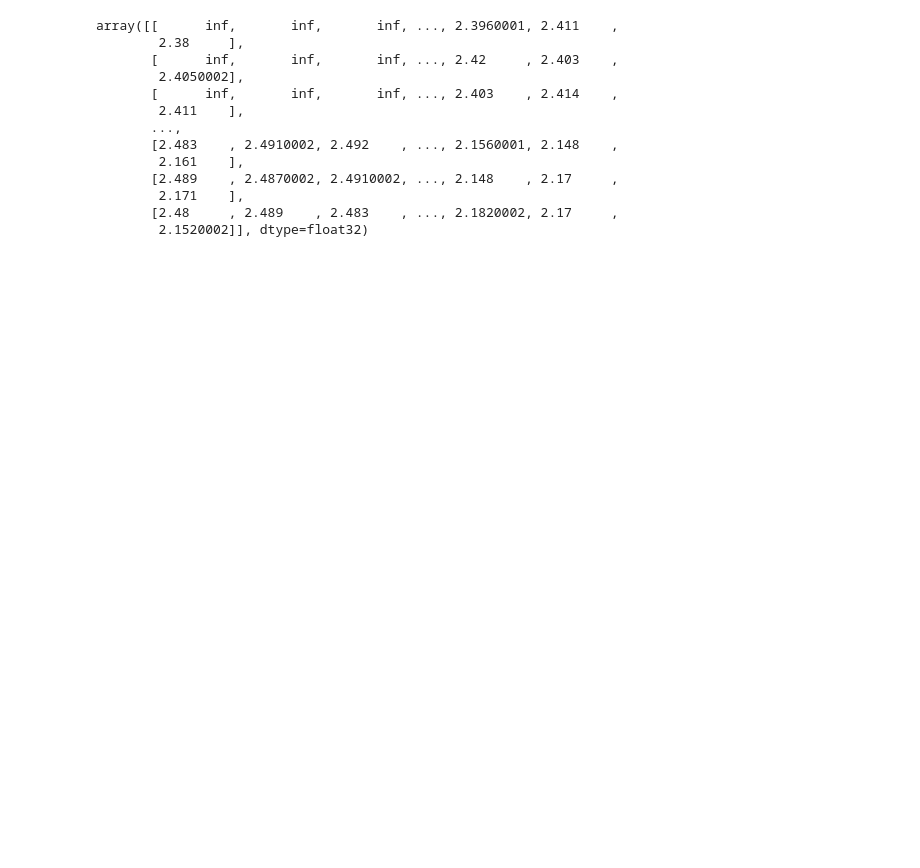
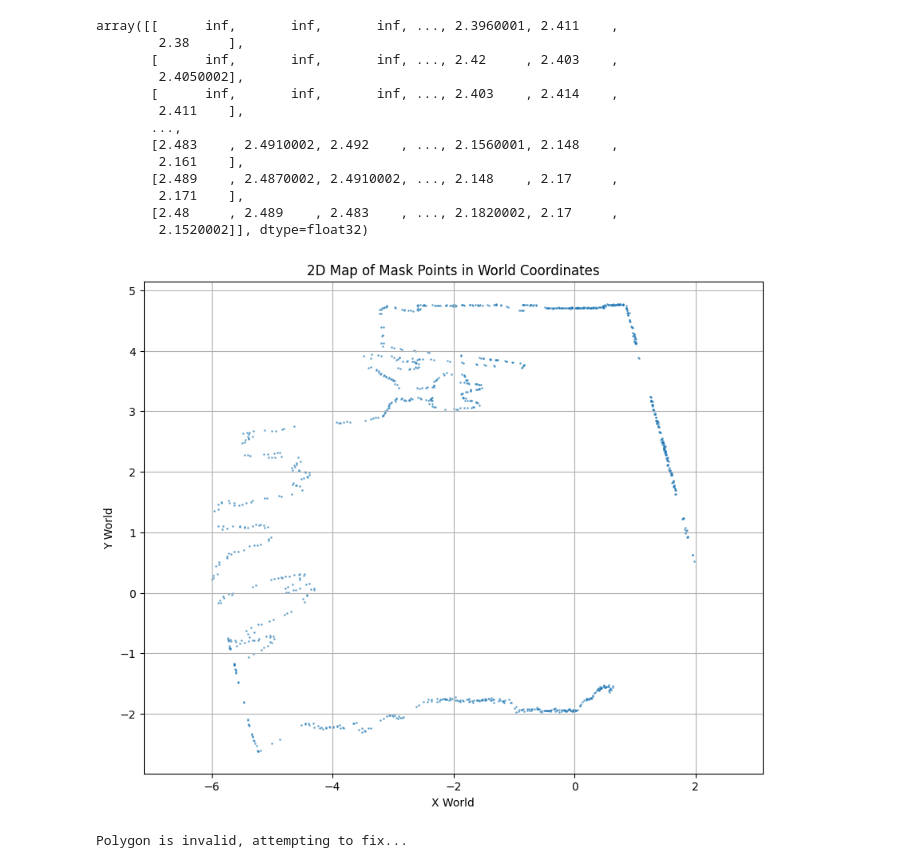
Before and after one commit to Captiosus510/multi-agent_vlm_search, a Jupyter notebook: llm_search/gridding_test.ipynb, the cells around one changed output. Drawn from its saved outputs; the diff is of its cells as text; code cells hidden in the pictures; blank space fills up the shorter version.

Commit message:
transformed mesh to world space

```diff
--- a/llm_search/gridding_test.ipynb
+++ b/llm_search/gridding_test.ipynb
@@ -233,3 +229,47 @@ array([[      inf,       inf,       inf, ..., 2.3960001, 2.411    ,
         2.171    ],
        [2.48     , 2.489    , 2.483    , ..., 2.1820002, 2.17     ,
         2.1520002]], dtype=float32)
+# %%
+mask_world_points = []
+for u, v in floor_contour[:, 0, :]:
+    depth = depth_array[v, u]
+    if np.isnan(depth) or depth <= 0 or depth > 10:
+        depth = 10.0
+    # Camera coordinates (same as before)
+    X_cam = depth
+    Y_cam = -(u - cx) * depth / fx
+    Z_cam = -(v - cy) * depth / fy
+    P_camera = np.array([X_cam, Y_cam, Z_cam])
+    # Rotation and translation (same as before)
+    axis = np.array([pib_pos.x_axis, pib_pos.y_axis, pib_pos.z_axis])
+    angle = pib_pos.rotation
+    r = R.from_rotvec(axis * angle)
+    R_matrix = r.as_matrix()
+    T = np.array([pib_pos.x, pib_pos.y, pib_pos.z])
+    # World coordinates
+    P_world = R_matrix @ P_camera + T
+    mask_world_points.append(P_world)
+mask_world_points = np.array(mask_world_points)
+# %%
+import matplotlib.pyplot as plt
+
+plt.figure(figsize=(10, 8))
+plt.scatter(mask_world_points[:, 0], mask_world_points[:, 1], s=1, alpha=0.5)
+plt.xlabel('X World')
+plt.ylabel('Y World')
+plt.title('2D Map of Mask Points in World Coordinates')
+plt.axis('equal')
+plt.grid(True)
+plt.show()
+# %% [output]
+[figure, added]
+# %%
+from shapely.geometry import Polygon
+
+polygon = Polygon(mask_world_points[:, :2])  # Use only X and Y for 2D polygon
+
+if not polygon.is_valid:
+    print("Polygon is invalid, attempting to fix...")
+    polygon = polygon.buffer(0)  # Attempt to fix invalid polygon by buffering with 0 distance
+# %% [output]
+Polygon is invalid, attempting to fix...
```
Also changed, not shown: parts of 11 cells of this notebook, 2 other files.
